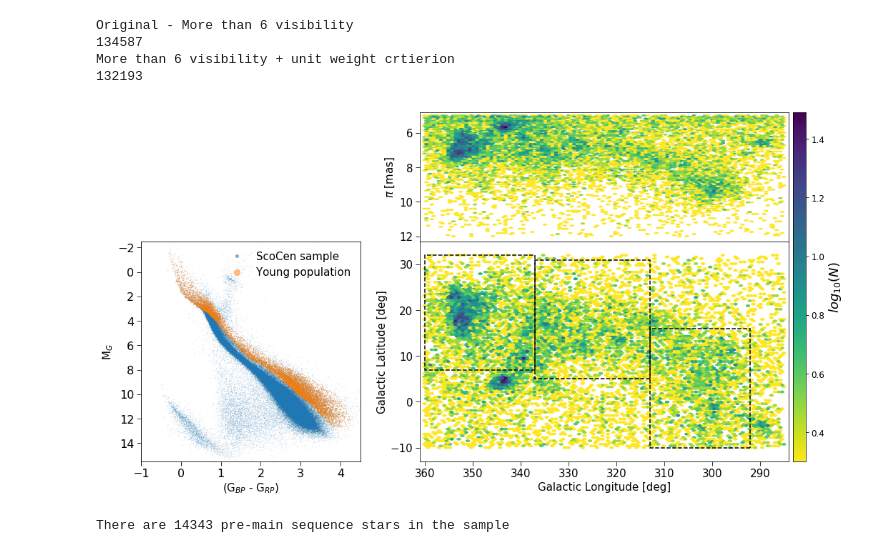
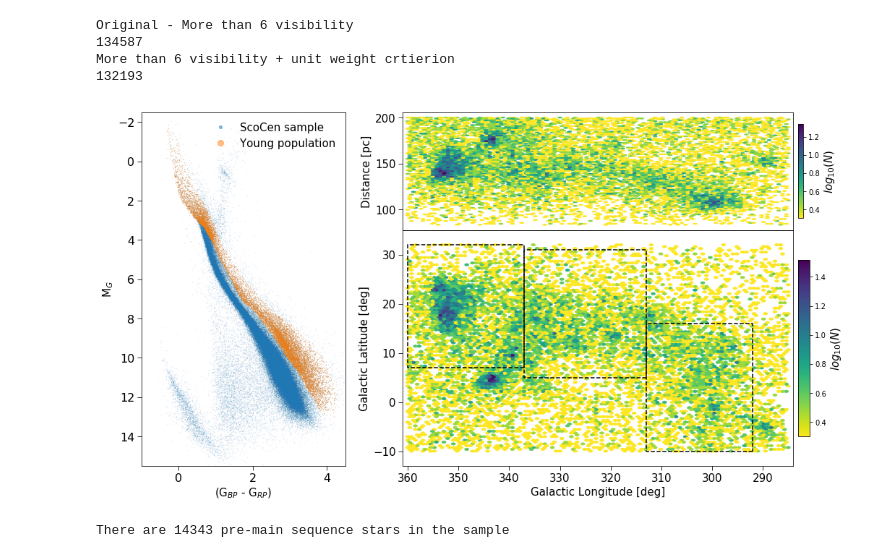
Before and after one commit to Jurgenvilla/Gaia_DR2_ScoCen, a Jupyter notebook: Data_Selection.ipynb, the cells around one changed output. Drawn from its saved outputs; the diff is of its cells as text; code cells hidden in the pictures.

```diff
--- a/Data_Selection.ipynb
+++ b/Data_Selection.ipynb
@@ -79,6 +79,8 @@ for i in range(len(Points_DR2)):
         b_DR2.append(Cleaned_Sample["b"][i])
         parallax.append(Cleaned_Sample["parallax"][i])
 Sample_DR2 = np.array(Sample_DR2)
+
+Distance = np.divide(1000.0,parallax)
 # %%
 '''Combined figures'''
 
@@ -86,53 +88,48 @@ LCC = patches.Rectangle((292, -10), 21, 26,linewidth = 1.5, linestyle = '--', ed
 UCL = patches.Rectangle((313,5), 24, 26, linewidth = 1.5,  linestyle ='--', edgecolor = 'k', facecolor = 'none')
 US  = patches.Rectangle((337,7), 23, 25, linewidth = 1.5, linestyle = '--', edgecolor = 'k', facecolor = 'none')
 
-fig, ((axA_1, axC),(axA, axB)) = plt.subplots(figsize = (18,9), nrows = 2, ncols = 2, sharey = False,\
-                                 gridspec_kw = {'width_ratios':[1, 2], 'height_ratios':[1, 1.7]})
+fig = plt.figure(figsize = (18,9))
 
+axA = plt.subplot2grid((3,3), (0,0), rowspan = 3)
 axA.plot(Cleaned_Sample['bp_rp'], Cleaned_Sample['g_mag_abs'], 'o', markersize = 0.1, alpha = 0.5)
 axA.plot(Sample_DR2[:,0], Sample_DR2[:,1], 'o', markersize = 0.2, alpha = 0.5)
 axA.legend(['ScoCen sample', 'Young population'], \
            frameon = False, prop = {'size': 15}, markerscale = 40, loc = 'upper right')
 axA.set_ylim(15.5,-2.5)
 axA.set_xlim(-1, 4.5)
 axA.set_ylabel(r"M$_{G}$", size = 15)
 axA.set_xlabel(r"(G$_{BP}$ - G$_{RP}$)", size = 15)
 axA.tick_params(axis = 'both', which = 'major', labelsize = 16, size = 6)
 
-axA_1.remove()
-
+axB = plt.subplot2grid((3,3), (1,1), rowspan = 2, colspan = 2)
 B = axB.hexbin(l_DR2, b_DR2, gridsize = 100, bins = 'log', mincnt = 1, cmap = 'viridis_r')
 axB.add_patch(US)
 axB.add_patch(UCL)
 axB.add_patch(LCC)
 axB.set_xlim(361, 284)
 axB.set_ylim(-13, 35)
 axB.set_xlabel("Galactic Longitude [deg]", size = 15)
 axB.set_ylabel("Galactic Latitude [deg]", size = 15)
 axB.tick_params(axis = 'both', which = 'major', labelsize = 15, size = 6)
-# cb = fig.colorbar(B, ax = axB, pad = 0.01)
-# cb.set_label(r'$log_{10} (N)$', size = 15)
+cb = fig.colorbar(B, ax = axB, pad = 0.01,  shrink = 0.75, aspect = 15)
+cb.set_label(r'$log_{10} (N)$', size = 15)
 
-C = axC.hexbin(l_DR2, parallax, gridsize = 100, bins = 'log', mincnt = 1, cmap = 'viridis_r')
+axC = plt.subplot2grid((3,3), (0,1), rowspan = 1, colspan = 2, sharex = axB)
+C = axC.hexbin(l_DR2, Distance, gridsize = 100, bins = 'log', mincnt = 1, cmap = 'viridis_r')
 axC.set_xlim(361, 284)
-axC.set_ylim(12.3,4.8)
-axC.set_ylabel(r"$\pi$ [mas]", size = 15)
+# axC.set_ylim(80,203)
+axC.set_ylabel("Distance [pc]", size = 15)
 axC.tick_params(axis = 'y', which = 'major', labelsize = 15, size = 6)
 axC.get_xaxis().set_visible(False)
-# cb = fig.colorbar(C, ax = axC, pad = 0.01)
-# cb.set_label(r'$log_{10} (N)$', size = 15)
+cc = fig.colorbar(C, ax = axC, pad = 0.01, shrink = 0.80, aspect = 18)
+cc.set_label(r'$log_{10} (N)$', size = 15)
 
-axC.get_shared_x_axes().join(axB, axC)
-
-fig.subplots_adjust(wspace = 0.18)
+fig.subplots_adjust(wspace = 0.28)
 fig.subplots_adjust(hspace = 0.00)
-cb = fig.colorbar(C, ax = (axB,axC), pad = 0.01, aspect = 27)
-cb.set_label(r'$log_{10} (N)$', size = 18)
-cb.ax.set_yticklabels(['0.4', '0.6', '0.8', '1.0', '1.2', '1.4'], fontsize = 12)
 
 plt.savefig("./Figures/ScoCen_Coordinates.png", dpi = 300, bbox_inches = 'tight')
 # %% [output]
-[figure, old version]
+[figure, new version]
 # %%
 '''Ra and Dec coordinates are saved for the selected pre-main sequence sample'''
 
```
